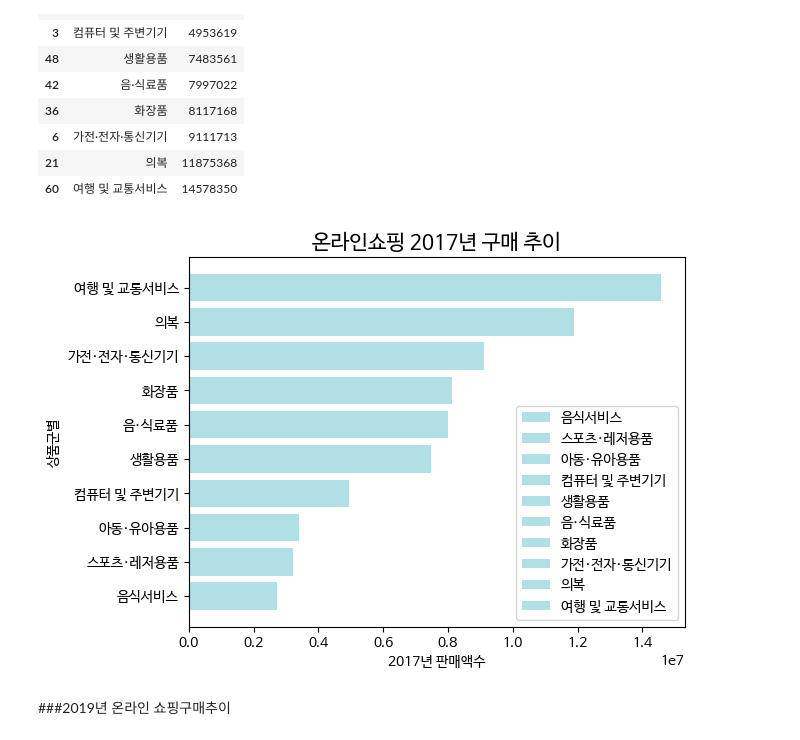
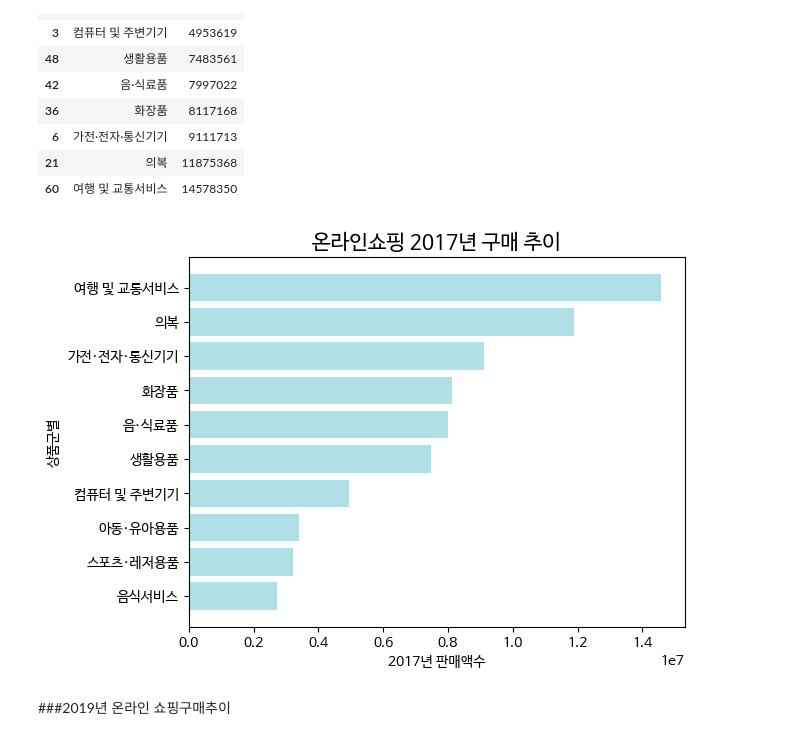
Before and after one commit to sujag281/dataanalysis, a Jupyter notebook: 과제_온라인쇼핑추이2017_202403.ipynb, the cells around one changed output. Drawn from its saved outputs; the diff is of its cells as text; code cells hidden in the pictures.

```diff
--- a/과제_온라인쇼핑추이2017_202403.ipynb
+++ b/과제_온라인쇼핑추이2017_202403.ipynb
@@ -449,21 +444,21 @@ df_2017년
 # %%
 #2017년 상위 10개 막대바그래프
 import matplotlib.pyplot as plt
 import numpy as np
 
 x=df_2017년['상품군별']
 y=df_2017년['2017년']
 labels = df_2017년['상품군별'].tolist()
 
 # plt.figure(figsize=(8,5))
 plt.title('온라인쇼핑 2017년 구매 추이',fontsize =15)
 plt.xlabel('2017년 판매액수')
 plt.ylabel('상품군별')
 plt.barh(x, y,label=labels, color='#b0e0e6')
-plt.legend(labels, loc='best', frameon=True)
+#plt.legend(labels, loc='best', frameon=True)
 plt.show()
 # %% [output]
-[figure, old version]
+[figure, new version]
 # %% [markdown]
 ###2019년 온라인 쇼핑구매추이
 # %%
```
Also changed, not shown: parts of 6 cells of this notebook.
